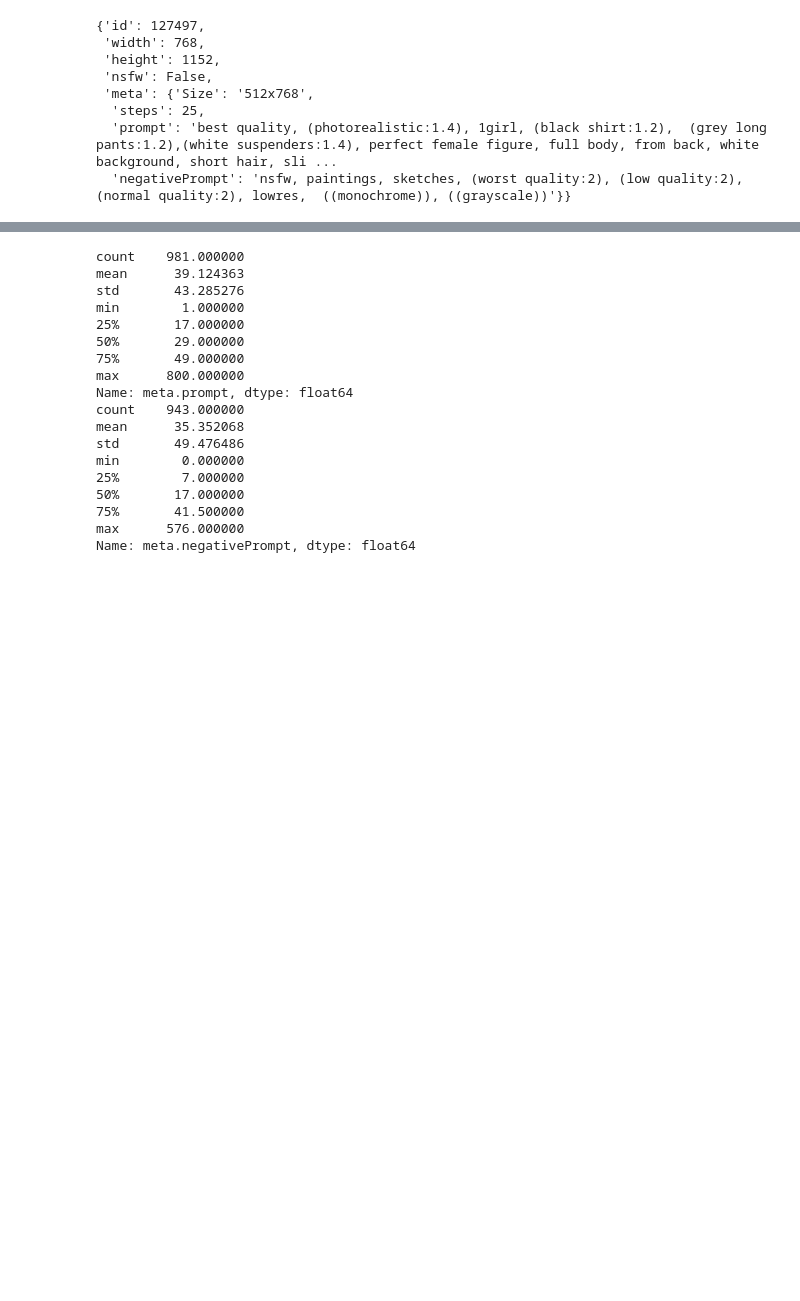
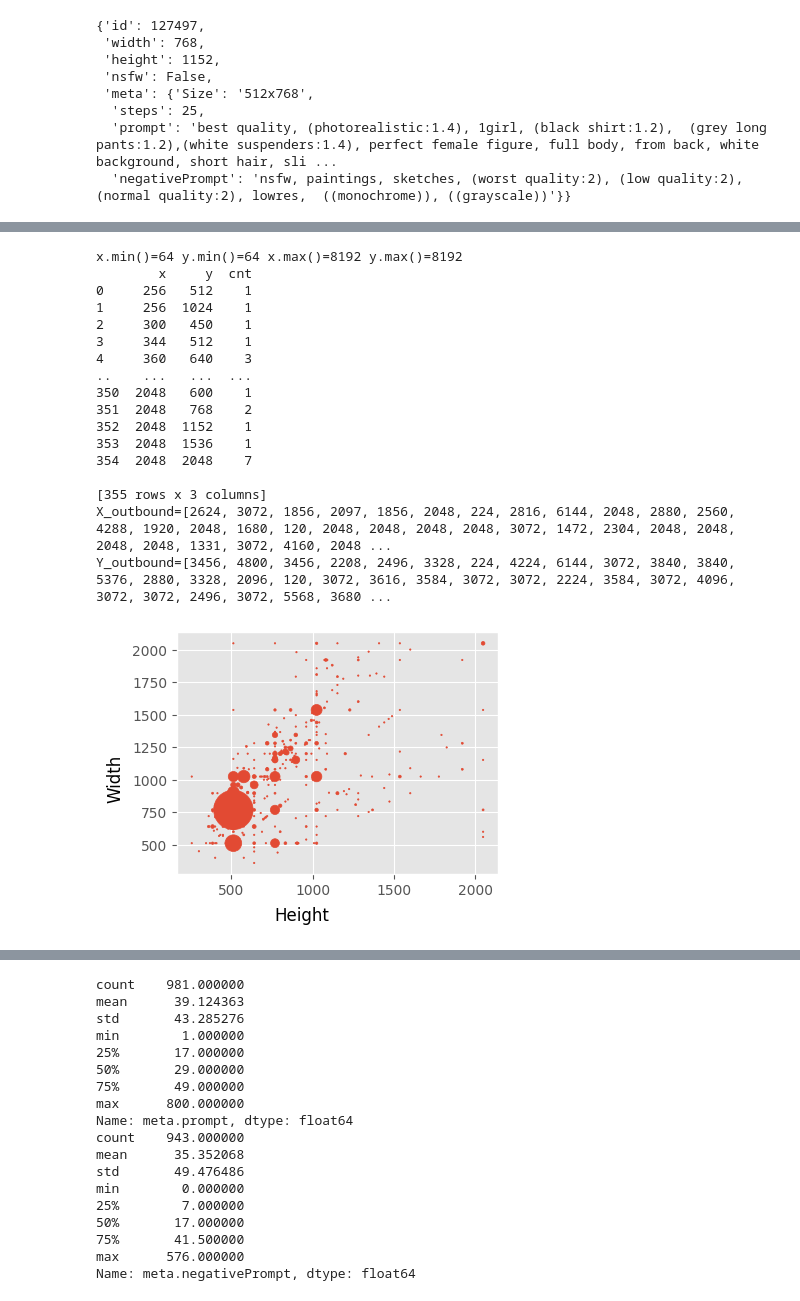
Before and after one commit to thu-pacman/chitu, a Jupyter notebook: exp/dataset/civitai.ipynb, the cells around one changed output, grey strips where cells are left out. Drawn from its saved outputs; the diff is of its cells as text; code cells hidden in the pictures; blank space fills up the shorter version.

```diff
--- a/exp/dataset/civitai.ipynb
+++ b/exp/dataset/civitai.ipynb
@@ -121,6 +135,70 @@ def draw_heatmap(x, y):
     # fig.savefig("./many4.png")
     print(f"{X_outbound=}\n{Y_outbound=}")
     plt.show()
+# %%
+import matplotlib
+import numpy as np
+def draw_bubble(x, y):
+    X_refine = []
+    Y_refine = []
+    X_outbound = []
+    Y_outbound = []
+
+    print(f"{x.min()=} {y.min()=} {x.max()=} {y.max()=}")
+    xy_min = 256
+    xy_max = 2048
+    for item1, item2 in zip(x, y):
+        # item1 = x[i]
+        # item2 = y[i]
+        if xy_min <= item1 <= xy_max and xy_min <= item2 <= xy_max:
+            X_refine.append(item1)
+            Y_refine.append(item2)
+        else:
+            X_outbound.append(item1)
+            Y_outbound.append(item2)
+
+    plt.style.use('ggplot')
+    fig, ax = plt.subplots(
+        figsize=(4, 3), layout="constrained"
+    )
+    df = pd.DataFrame({"x": X_refine, "y": Y_refine, 'cnt':1}).groupby(['x', 'y']).count()
+    df = pd.DataFrame(df.to_records(), columns=df.index.names + list(df.columns))
+    print(df)
+    df.to_csv("bubble.csv")
+    # return
+    ax.scatter('x', 'y', s='cnt', data=df)
+    fig.supylabel("Width")
+    fig.supxlabel("Height")
+    # fig.savefig("./many4.png")
+    print(f"{X_outbound=}\n{Y_outbound=}")
+    plt.show()
+
+meta_shape = df["meta.Size"][~df["meta.Size"].isna()]
+# meta_shape.str.split('x').str[0].astype(int).hist(bins=100)
+# draw_heatmap(meta_shape.str.split('x').str[0].astype(int), meta_shape.str.split('x').str[1].astype(int))
+meta_x = meta_shape.str.split("x").str[0].astype(int)
+meta_y = meta_shape.str.split("x").str[1].astype(int)
+# draw_heatmap(meta_x, meta_y)
+draw_bubble(meta_x, meta_y)
+# %% [output]
+x.min()=64 y.min()=64 x.max()=8192 y.max()=8192
+        x     y  cnt
+0     256   512    1
+1     256  1024    1
+2     300   450    1
+3     344   512    1
+4     360   640    3
+..    ...   ...  ...
+350  2048   600    1
+351  2048   768    2
+352  2048  1152    1
+353  2048  1536    1
+354  2048  2048    7
+
+[355 rows x 3 columns]
+X_outbound=[2624, 3072, 1856, 2097, 1856, 2048, 224, 2816, 6144, 2048, 2880, 2560, 4288, 1920, 2048, 1680, 120, 2048, 2048, 2048, 2048, 3072, 1472, 2304, 2048, 2048, 2048, 2048, 1331, 3072, 4160, 2048 ...
+Y_outbound=[3456, 4800, 3456, 2208, 2496, 3328, 224, 4224, 6144, 3072, 3840, 3840, 5376, 2880, 3328, 2096, 120, 3072, 3616, 3584, 3072, 3072, 2224, 3584, 3072, 4096, 3072, 3072, 2496, 3072, 5568, 3680 ...
+[figure, added]
 # %%
 draw_heatmap(df["width"], df["height"])
 # %% [output]
```
Also changed, not shown: parts of 5 cells of this notebook.
